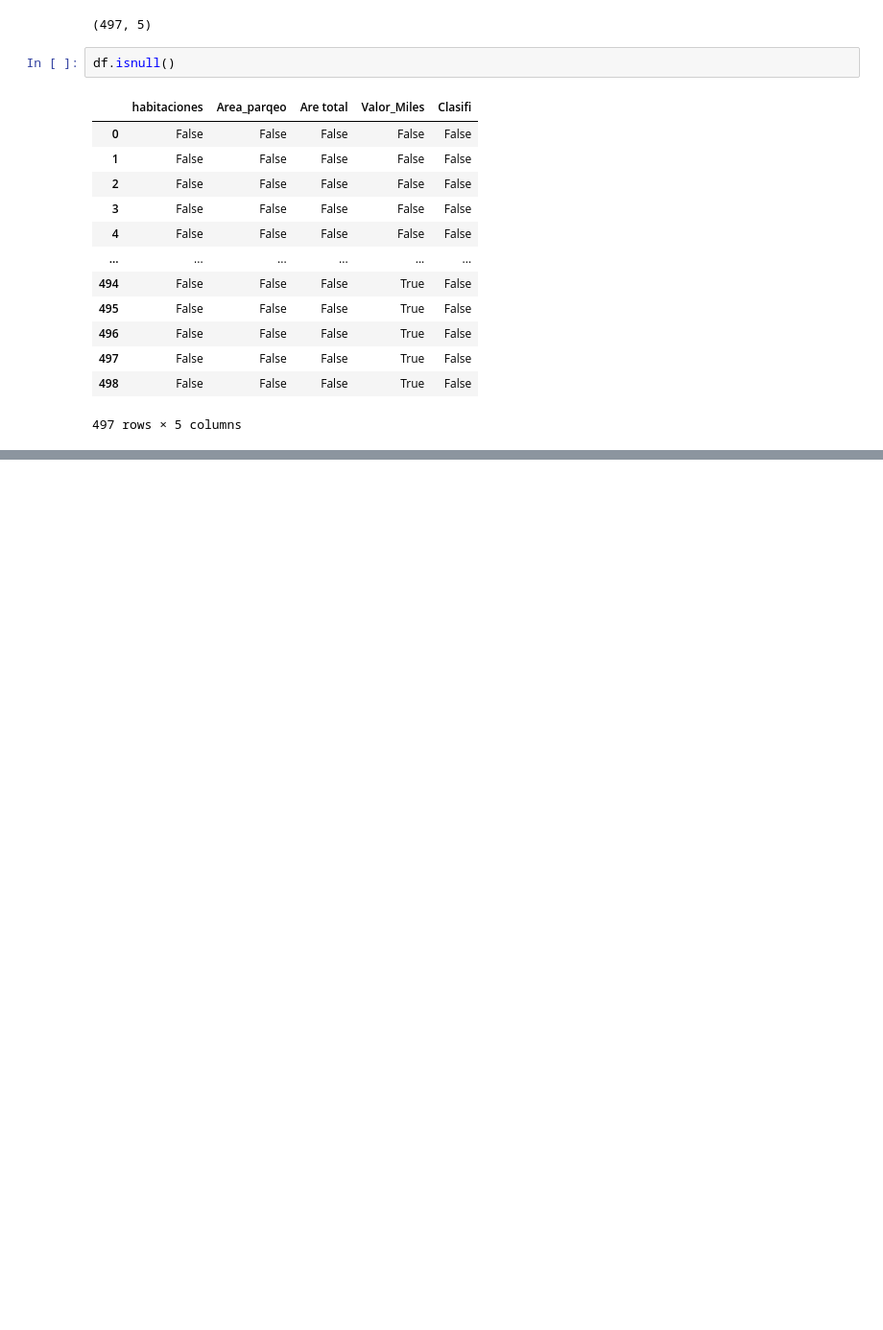
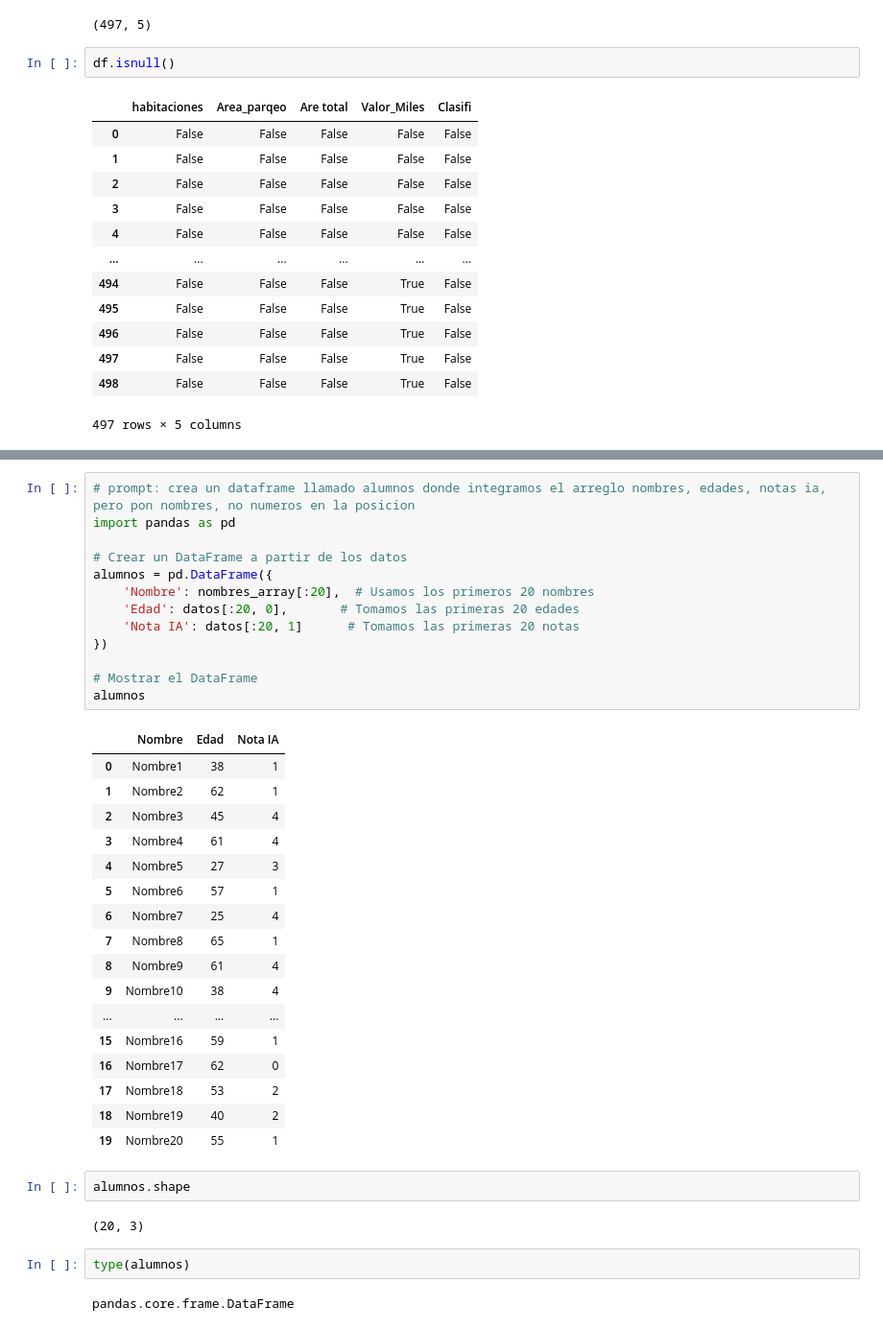
Before and after one commit to jgesc-05/clase-inteligencia-artificial, a Jupyter notebook: EDA.ipynb, the cells around one changed output, grey strips where cells are left out. Shown at 96% size. Cells and saved outputs as stored; diff of their text form; blank space fills up the shorter version.

```diff
--- a/EDA.ipynb
+++ b/EDA.ipynb
@@ -151,0 +243,39 @@ df.isnull()
+# %%
+# prompt: crea un dataframe llamado alumnos donde integramos el arreglo nombres, edades, notas ia, pero pon nombres, no numeros en la posicion
+import pandas as pd
+
+# Crear un DataFrame a partir de los datos
+alumnos = pd.DataFrame({
+    'Nombre': nombres_array[:20],  # Usamos los primeros 20 nombres
+    'Edad': datos[:20, 0],       # Tomamos las primeras 20 edades
+    'Nota IA': datos[:20, 1]      # Tomamos las primeras 20 notas
+})
+
+# Mostrar el DataFrame
+alumnos
+# %% [output]
+|  | Nombre | Edad | Nota IA |
+| 0 | Nombre1 | 38 | 1 |
+| 1 | Nombre2 | 62 | 1 |
+| 2 | Nombre3 | 45 | 4 |
+| 3 | Nombre4 | 61 | 4 |
+| 4 | Nombre5 | 27 | 3 |
+| 5 | Nombre6 | 57 | 1 |
+| 6 | Nombre7 | 25 | 4 |
+| 7 | Nombre8 | 65 | 1 |
+| 8 | Nombre9 | 61 | 4 |
+| 9 | Nombre10 | 38 | 4 |
+| ... | ... | ... | ... |
+| 15 | Nombre16 | 59 | 1 |
+| 16 | Nombre17 | 62 | 0 |
+| 17 | Nombre18 | 53 | 2 |
+| 18 | Nombre19 | 40 | 2 |
+| 19 | Nombre20 | 55 | 1 |
+# %%
+alumnos.shape
+# %% [output]
+(20, 3)
+# %%
+type(alumnos)
+# %% [output]
+pandas.core.frame.DataFrame
```
Also changed, not shown: parts of 12 cells of this notebook.
